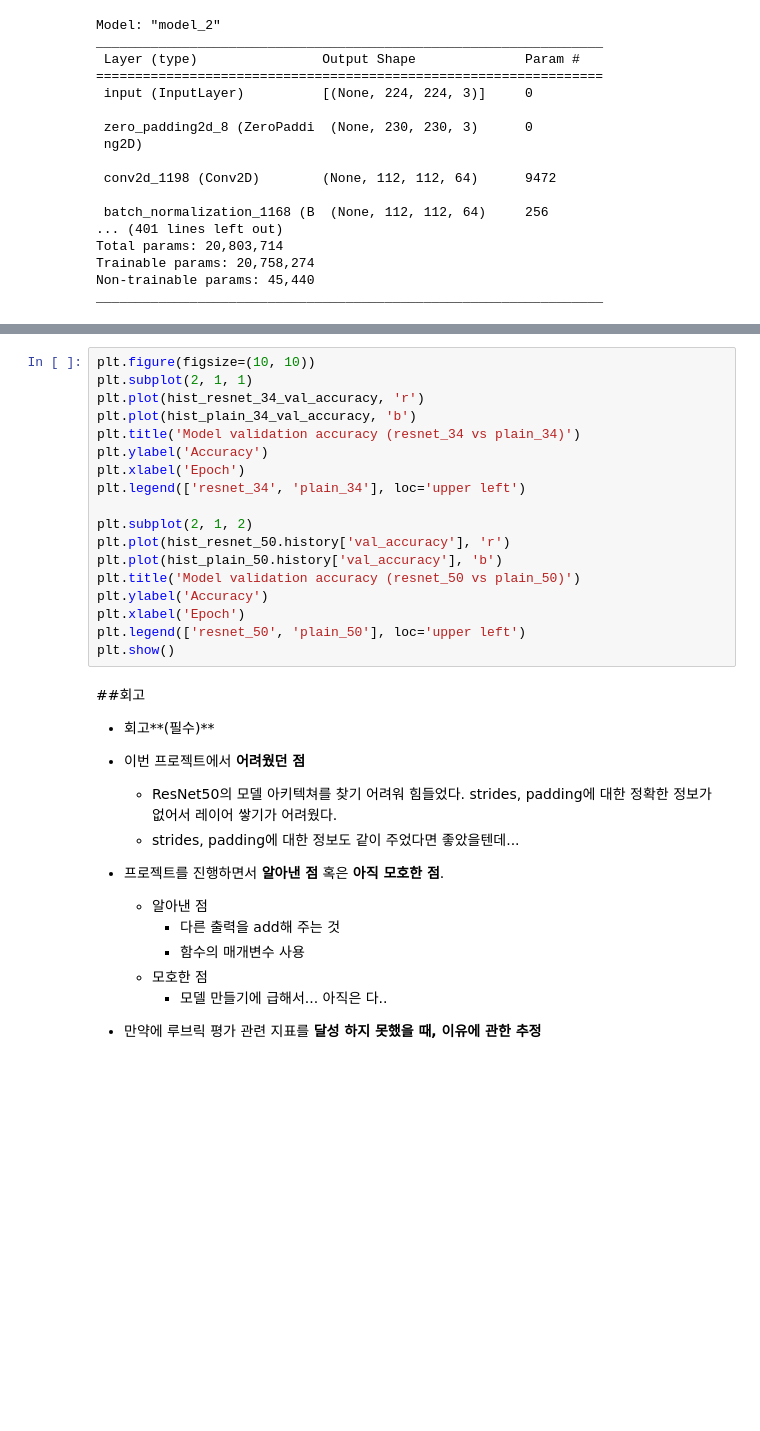
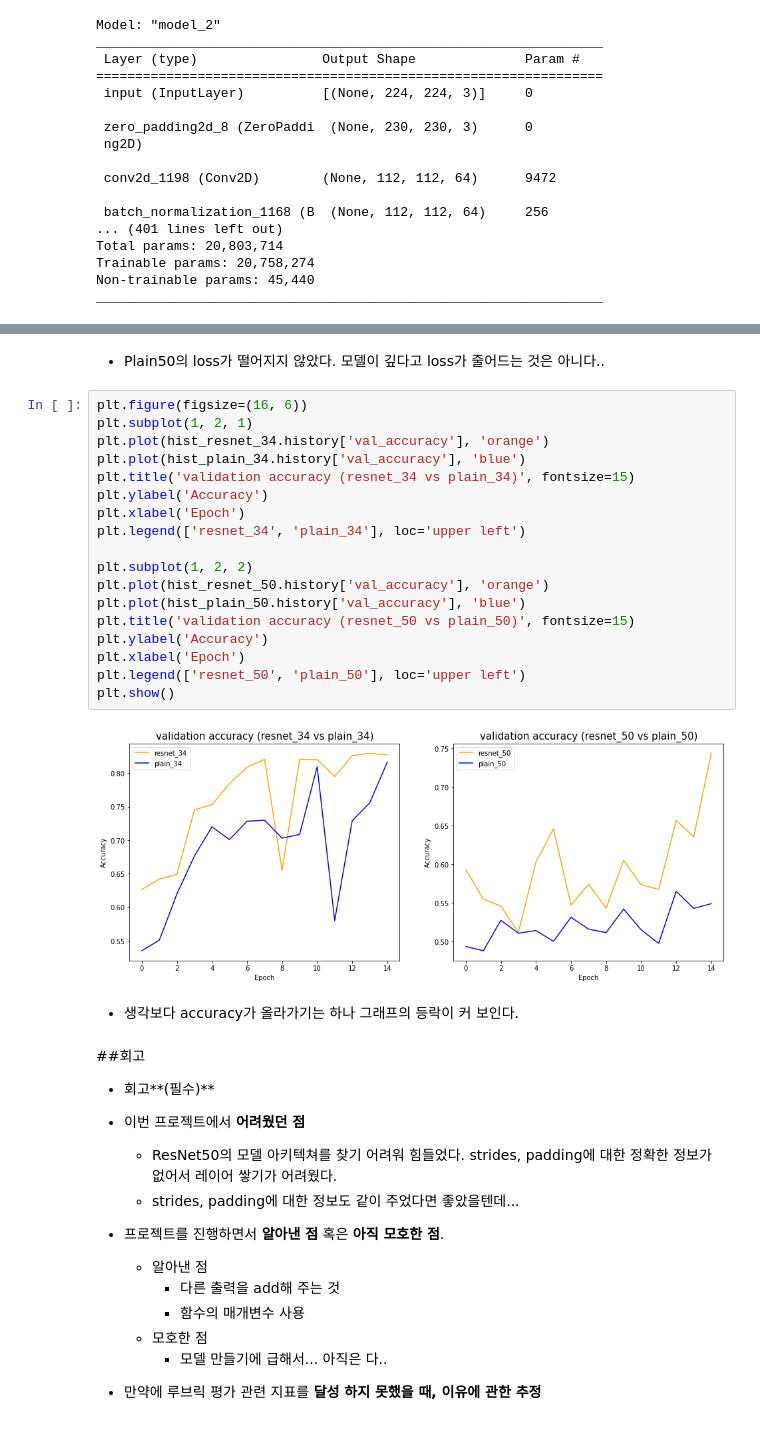
Before and after one commit to flowerJung/flowerJung.github.io, a Jupyter notebook: GoingDeeper/[GD_02[]_ResNet_Ablation_Study.ipynb, the cells around one changed output, grey strips where cells are left out. Drawn from its saved outputs; the diff is of its cells as text; blank space fills up the shorter version.

```diff
--- a/GoingDeeper/[GD_02[]_ResNet_Ablation_Study.ipynb
+++ b/GoingDeeper/[GD_02[]_ResNet_Ablation_Study.ipynb
@@ -1093,21 +884,27 @@ plt.show()
+# %% [markdown]
+- Plain50의 loss가 떨어지지 않았다. 모델이 깊다고 loss가 줄어드는 것은 아니다..
 # %%
-plt.figure(figsize=(10, 10))
-plt.subplot(2, 1, 1)
-plt.plot(hist_resnet_34_val_accuracy, 'r')
-plt.plot(hist_plain_34_val_accuracy, 'b')
-plt.title('Model validation accuracy (resnet_34 vs plain_34)')
+plt.figure(figsize=(16, 6))
+plt.subplot(1, 2, 1)
+plt.plot(hist_resnet_34.history['val_accuracy'], 'orange')
+plt.plot(hist_plain_34.history['val_accuracy'], 'blue')
+plt.title('validation accuracy (resnet_34 vs plain_34)', fontsize=15)
 plt.ylabel('Accuracy')
 plt.xlabel('Epoch')
 plt.legend(['resnet_34', 'plain_34'], loc='upper left')
 
-plt.subplot(2, 1, 2)
-plt.plot(hist_resnet_50.history['val_accuracy'], 'r')
-plt.plot(hist_plain_50.history['val_accuracy'], 'b')
-plt.title('Model validation accuracy (resnet_50 vs plain_50)')
+plt.subplot(1, 2, 2)
+plt.plot(hist_resnet_50.history['val_accuracy'], 'orange')
+plt.plot(hist_plain_50.history['val_accuracy'], 'blue')
+plt.title('validation accuracy (resnet_50 vs plain_50)', fontsize=15)
 plt.ylabel('Accuracy')
 plt.xlabel('Epoch')
 plt.legend(['resnet_50', 'plain_50'], loc='upper left')
 plt.show()
+# %% [output]
+[figure, added]
+# %% [markdown]
+- 생각보다 accuracy가 올라가기는 하나 그래프의 등락이 커 보인다.
 # %% [markdown]
 ##회고
 - 회고**(필수)**
```
Also changed, not shown: parts of 11 cells of this notebook.
